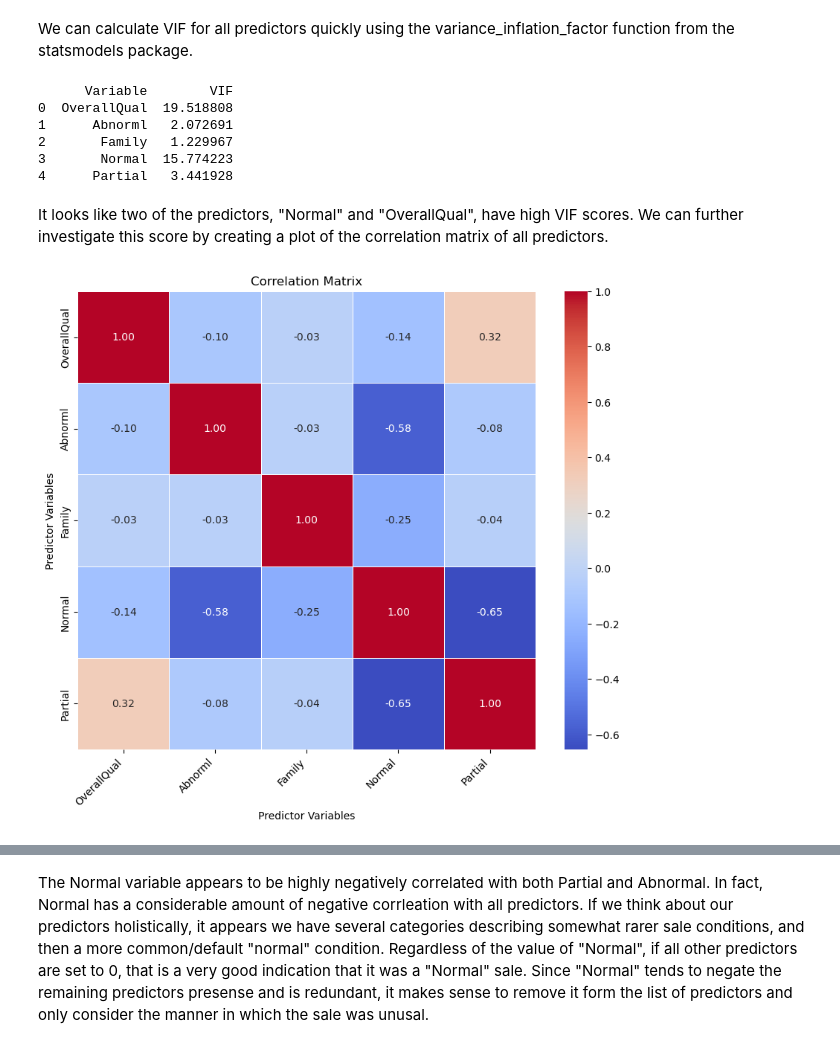
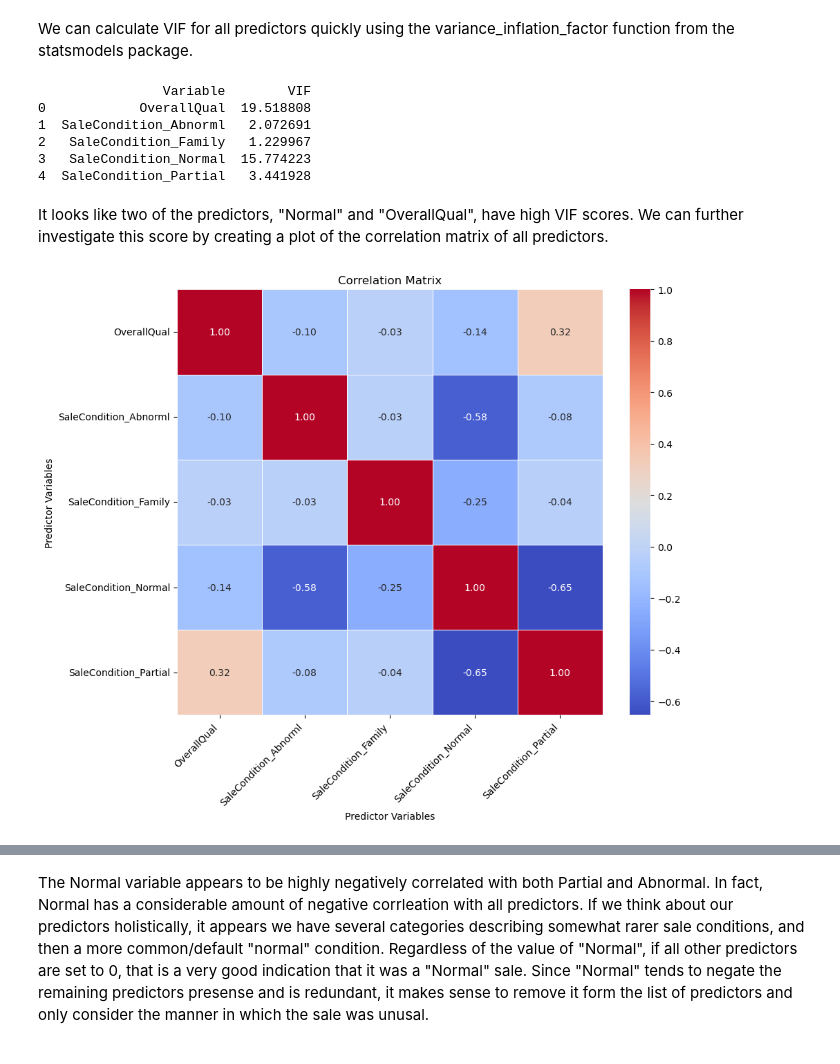
Before and after one commit to carpentries-incubator/high-dimensional-analysis-in-python, a Jupyter notebook: code/05-Regression-assumptions.ipynb, the cells around one changed output, grey strips where cells are left out. Drawn from its saved outputs; the diff is of its cells as text; code cells hidden in the pictures.

```diff
--- a/code/05-Regression-assumptions.ipynb
+++ b/code/05-Regression-assumptions.ipynb
@@ -97,7 +98,0 @@ one_hot.head()
-# %%
-# Join the encoded df
-X = X.join(one_hot)
-
-# Drop column SaleCondition as it is now encoded
-X = X.drop(cat_predictor,axis = 1)
-X.head()
@@ -110,0 +115,4 @@ X.head()
+# %%
+from preprocessing import encode_predictors_housing_data
+X_enc = encode_predictors_housing_data(X)
+X_enc.head()
@@ -136,0 +157,4 @@ dtype: float64
+# %%
+from preprocessing import remove_bad_cols
+X_good = remove_bad_cols(X_enc, 99)
+X_good.head()
@@ -190,29 +214,26 @@ def calc_print_VIF(X):
     # Display the VIF values
     print(vif)
 # %%
-calc_print_VIF(X)
+calc_print_VIF(X_good)
 # %% [output]
-      Variable        VIF
-0  OverallQual  19.518808
-1      Abnorml   2.072691
-2       Family   1.229967
-3       Normal  15.774223
-4      Partial   3.441928
+                Variable        VIF
+0            OverallQual  19.518808
+1  SaleCondition_Abnorml   2.072691
+2   SaleCondition_Family   1.229967
+3   SaleCondition_Normal  15.774223
+4  SaleCondition_Partial   3.441928
 # %% [markdown]
 It looks like two of the predictors, "Normal" and "OverallQual", have high VIF scores. We can further investigate this score by creating a plot of the correlation matrix of all predictors.
 # %%
-# import pandas as pd
-# import seaborn as sns
-import matplotlib.pyplot as plt
-from helper_functions import plot_corr_matrix
+from check_assumptions import plot_corr_matrix
 
 # Calculate correlation matrix
-corr_matrix = X.corr()
-fig = plot_corr_matrix(corr_matrix)
-plt.savefig('..//fig//regression//assumptions//corrMat_multicollinearity.png', bbox_inches='tight', dpi=300, facecolor='white');
-plt.show()
+fig = plot_corr_matrix(X_good.corr())
+
+# import matplotlib.pyplot as plt
+# plt.savefig('..//fig//regression//assumptions//corrMat_multicollinearity.png', bbox_inches='tight', dpi=300, facecolor='white');
 # %% [output]
-[figure, old version]
+[figure, new version]
 # %% [markdown]
 <img src="../fig/regression/assumptions/corrMat_multicollinearity.png"  align="center" width="60%" height="60%">
 # %% [markdown]
```
Also changed, not shown: parts of 44 cells of this notebook, 10 other files.
